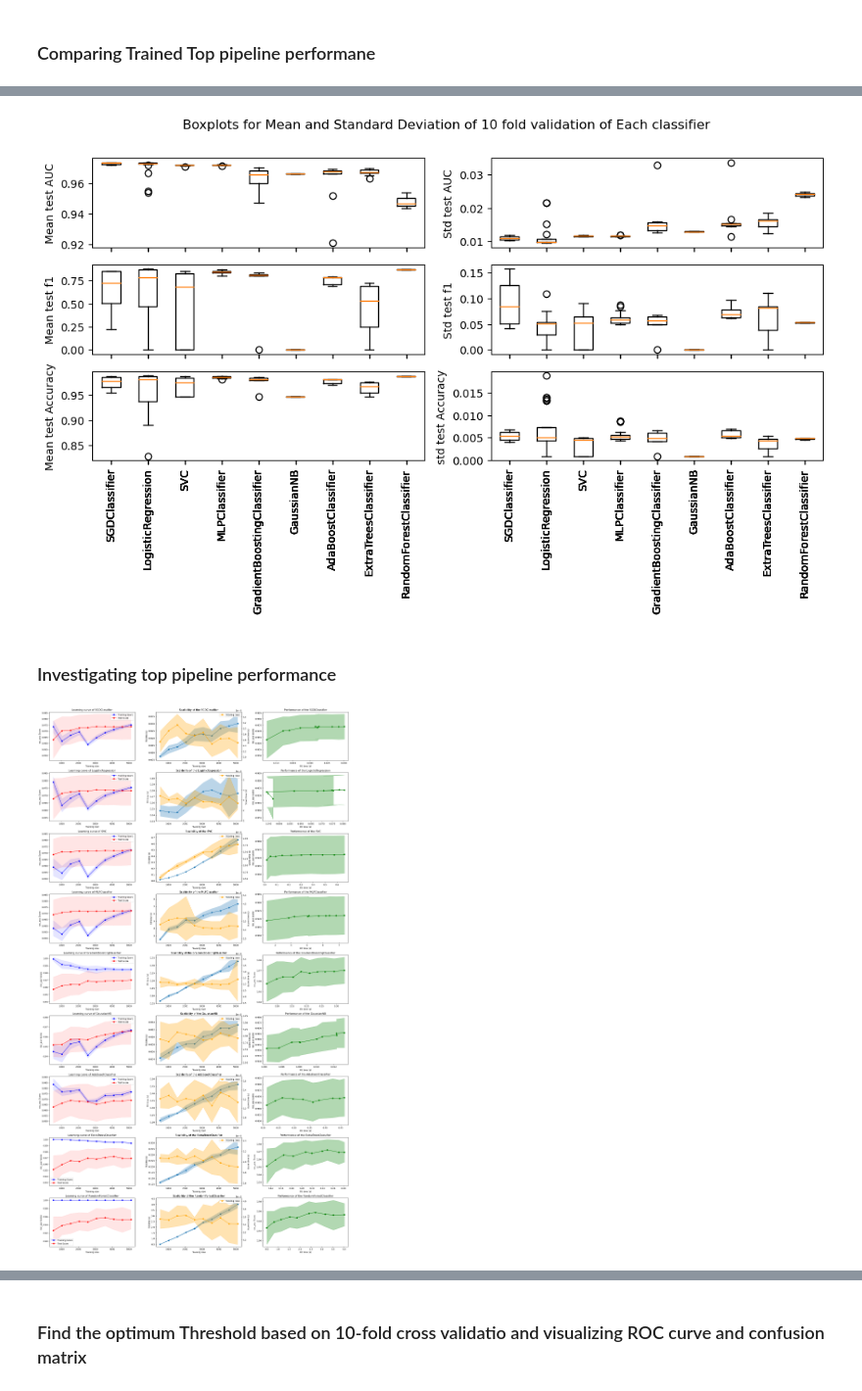
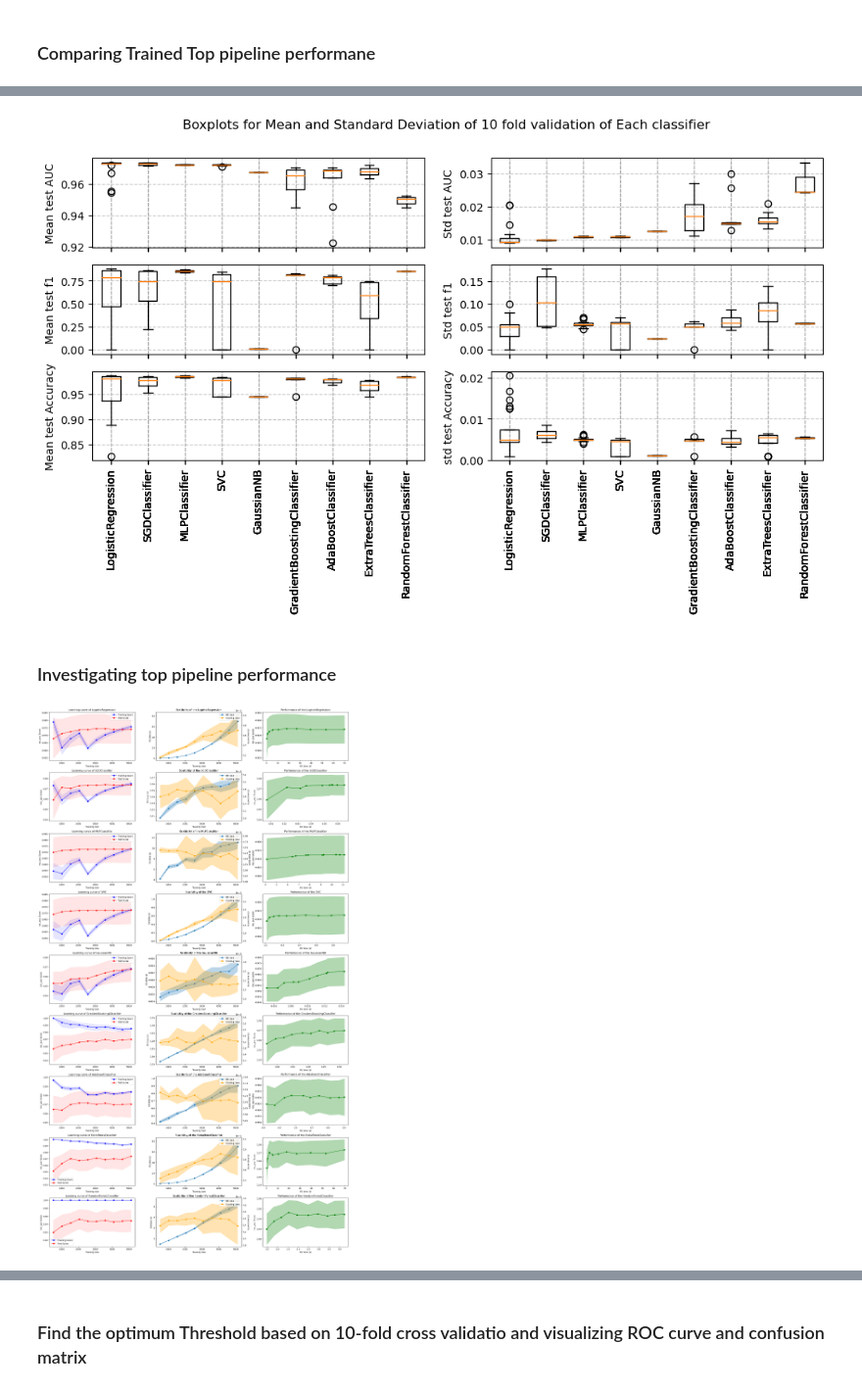
Before and after one commit to hamedtea/thesis, a Jupyter notebook: Feature_based_ML_model.ipynb, the cells around one changed output, grey strips where cells are left out. Shown at 98% size. Cells and saved outputs as stored; diff of their text form; code cells hidden in the pictures.

```diff
--- a/Feature_based_ML_model.ipynb
+++ b/Feature_based_ML_model.ipynb
@@ -145,29 +145,29 @@ scalers = {
 }
 
 transformers = {
-    'PCA': PCA(n_components=None),
-    'KernelPCA': KernelPCA(n_components=None),
+    'PCA': PCA(n_components=None, random_state = 47),
+    'KernelPCA': KernelPCA(n_components=None, random_state = 47),
     'LinearDiscriminantAnalysis': LinearDiscriminantAnalysis(),
-    'TruncatedSVD': TruncatedSVD()
+    'TruncatedSVD': TruncatedSVD(random_state = 47)
 
 }
 
 estimators = {
 #classic estimators
-    'LogisticRegression': LogisticRegression(random_state=42),
-    'SVM': SVC(probability=True, random_state=42),
-    'SGD': SGDClassifier(random_state = 42),
+    'LogisticRegression': LogisticRegression(random_state=1234),
+    'SVM': SVC(probability=True, random_state=1234),
+    'SGD': SGDClassifier(random_state = 1234),
     'KNN': KNeighborsClassifier(),
     #'RadiusNeighbhborsClassifier': RadiusNeighborsClassifier(),
     'NaiveBayes': GaussianNB(),
 #boosting / ensemble estimators
-    'DecisionTree': DecisionTreeClassifier(random_state = 42),
-    'RandomForest': RandomForestClassifier(random_state=42),
-    'GradientBoosting': GradientBoostingClassifier(random_state=42),
-    'ExtraTreesClassifier': ExtraTreesClassifier(random_state=42),
-    'AdaBoostClassifier': AdaBoostClassifier(random_state=42),
+    'DecisionTree': DecisionTreeClassifier(random_state = 1234),
+    'RandomForest': RandomForestClassifier(random_state=1234),
+    'GradientBoosting': GradientBoostingClassifier(random_state=1234),
+    'ExtraTreesClassifier': ExtraTreesClassifier(random_state=1234),
+    'AdaBoostClassifier': AdaBoostClassifier(random_state=1234),
 #Classic MLP, carried on on Scikit learn
-    'MLP': MLPClassifier(random_state=42, hidden_layer_sizes=(50,50,50), activation='relu', solver='adam', alpha=0.0001, max_iter=1000),
+    'MLP': MLPClassifier(random_state=1234, hidden_layer_sizes=(50,50,50), activation='relu', solver='adam', alpha=0.0001, max_iter=1000),
     #without this params for MLP the algorithm is not converged by using default params. these params will be tunned more in the next step
 }
 param_grids = {
@@ -184,7 +184,7 @@ pipeline = Pipeline([
 
 n_splits = 10
 stratified_kf = StratifiedKFold(n_splits=n_splits, shuffle=True, random_state=42)
-scoring = {"AUC": "roc_auc", 'f1': 'f1'}
+scoring = {'Accuracy': 'accuracy', "AUC": "roc_auc", 'f1': 'f1'}
 #random_search = RandomizedSearchCV(
 #    estimator=pipeline,
 #    param_distributions = param_grids,
@@ -380,7 +377,7 @@ for pipeline in top_pipelines:
     start_time = time.time()
     gs = GridSearchCV(estimator=pipeline,
                   param_grid = estimator_params[est_name],
-                  scoring = {'Accuracy': 'accuracy', "AUC": "roc_auc", 'f1': 'f1'},
+                  scoring = scoring,
                   refit= 'AUC',
                   cv = stratified_kf,
                   n_jobs=-1)
@@ -467,28 +464,38 @@ fig.suptitle('Boxplots for Mean and Standard Deviation of 10 fold validation of
 # Boxplot for 'mean' values
 axs[0][0].boxplot([results[key]['mean_test_AUC'] for key in results.keys()], labels=results.keys())
 axs[0][0].set_ylabel('Mean test AUC')
+axs[0][0].grid(True, linestyle='--', alpha=0.7)
+
 axs[2][0].set_xticklabels(results.keys(), rotation=90)
 axs[2][1].set_xticklabels(results.keys(), rotation=90)
 # Boxplot for 'std' values
 axs[0][1].boxplot([results[key]['std_test_AUC'] for key in results.keys()], labels=results.keys())
 axs[0][1].set_ylabel('Std test AUC')
 #axs[0][1].set_xticklabels(results.keys(), rotation=90)
+axs[0][1].grid(True, linestyle='--', alpha=0.7)
 
 axs[1][0].boxplot([results[key]['mean_test_f1'] for key in results.keys()], labels=results.keys())
 axs[1][0].set_ylabel('Mean test f1')
 #axs[1][0].set_xticklabels(results.keys(), rotation=90)
+axs[1][0].grid(True, linestyle='--', alpha=0.7)
 
 axs[1][1].boxplot([results[key]['std_test_f1'] for key in results.keys()], labels=results.keys())
 axs[1][1].set_ylabel('Std test f1')
 #axs[1][1].set_xticklabels(results.keys(), rotation=90)
+axs[1][1].grid(True, linestyle='--', alpha=0.7)
+
 axs[2][0].boxplot([results[key]['mean_test_Accuracy'] for key in results.keys()], labels=results.keys())
 axs[2][0].set_ylabel('Mean test Accuracy')
+axs[2][0].grid(True, linestyle='--', alpha=0.7)
+
 axs[2][1].boxplot([results[key]['std_test_Accuracy'] for key in results.keys()], labels=results.keys())
 axs[2][1].set_ylabel('std test Accuracy')
+axs[2][1].grid(True, linestyle='--', alpha=0.7)
+
 
 plt.show()
 # %% [output]
-[figure, old version]
+[figure, new version]
 # %% [markdown]
 ### Investigating top pipeline performance
 # %%
@@ -501,7 +508,7 @@ common_params = {
     "n_jobs": -1,
     #"line_kw": {"marker": "o"},
     #"std_display_style": "fill_between",
-    "scoring": "roc_auc",
+    "scoring": 'roc_auc',
     'return_times': True,
 }
 
@@ -556,31 +563,35 @@ for ax_idx, pipeline in enumerate(top_pipelines):
         train_sizes,
         score_times.mean(axis=1) - score_times.std(axis=1),
         score_times.mean(axis=1) + score_times.std(axis=1),
         alpha=0.3, color = 'orange'
     )
     axx.ticklabel_format(axis='y', style='sci', scilimits=(0,0))
     axx.set_xlabel("Training size")
     axx.set_ylabel("Score time (s)")
     axx.set_title(f'Scalibility of the {est_name}')
     axx.legend(loc="best")
 
+    lines, l = ax[ax_idx][1].get_legend_handles_labels()
+    lines2, l2 = axx.get_legend_handles_labels()
+    axx.legend(lines + lines2, l + l2, loc='upper right')
+
 # Pipeline performance based to test score
     ax[ax_idx][2].plot(fit_times.mean(axis=1), test_scores.mean(axis=1), "o-", color="g")
     ax[ax_idx][2].fill_between(
         fit_times.mean(axis=1),
         test_scores.mean(axis=1) - test_scores.std(axis=1),
         test_scores.mean(axis=1) + test_scores.std(axis=1),
         alpha=0.3, color="g"
     )
     ax[ax_idx][2].set_ylabel(f"{common_params['scoring']} Score")
     ax[ax_idx][2].set_xlabel("Fit time (s)")
     ax[ax_idx][2].set_title(
         f"Performance of the {est_name}"
     )
 #LearningCurveDisplay.from_estimator(pipeline, **common_params, ax=ax[ax_idx, 0])
 #handles, label = ax[ax_idx, 0].get_legend_handles_labels()
 #ax[ax_idx][0].legend(handles[:2], ["Training Score", "Test Score"])
 #est_name = pipeline.named_steps['estimator'].__class__.__name__
 #ax[ax_idx][0].set_title(est_name)
 # %% [output]
-[figure, old version]
+[figure, new version]
```
Also changed, not shown: parts of 21 cells of this notebook, 5 other files.
